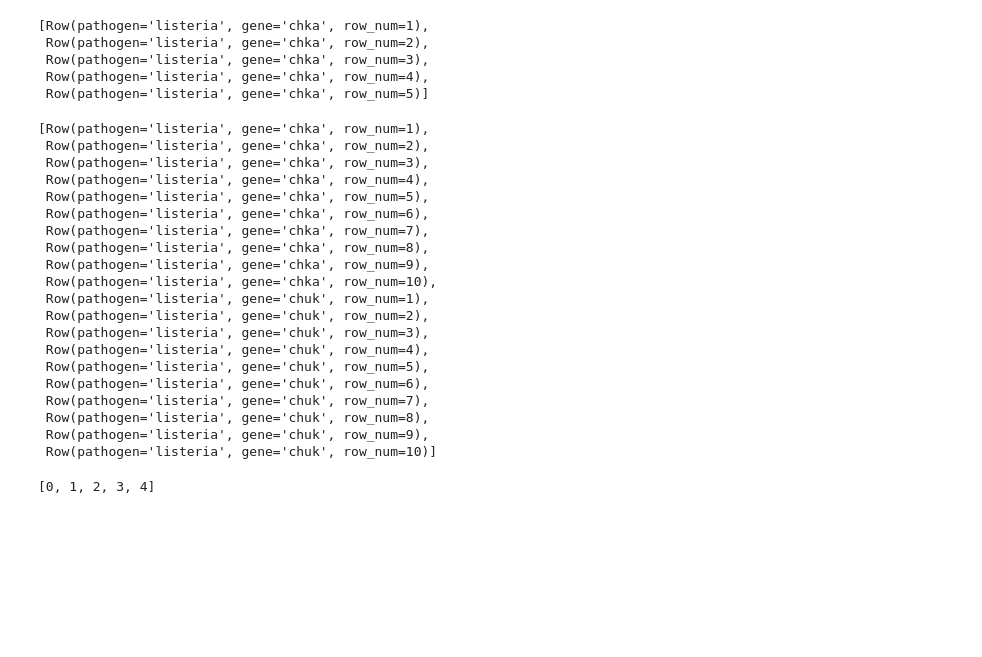
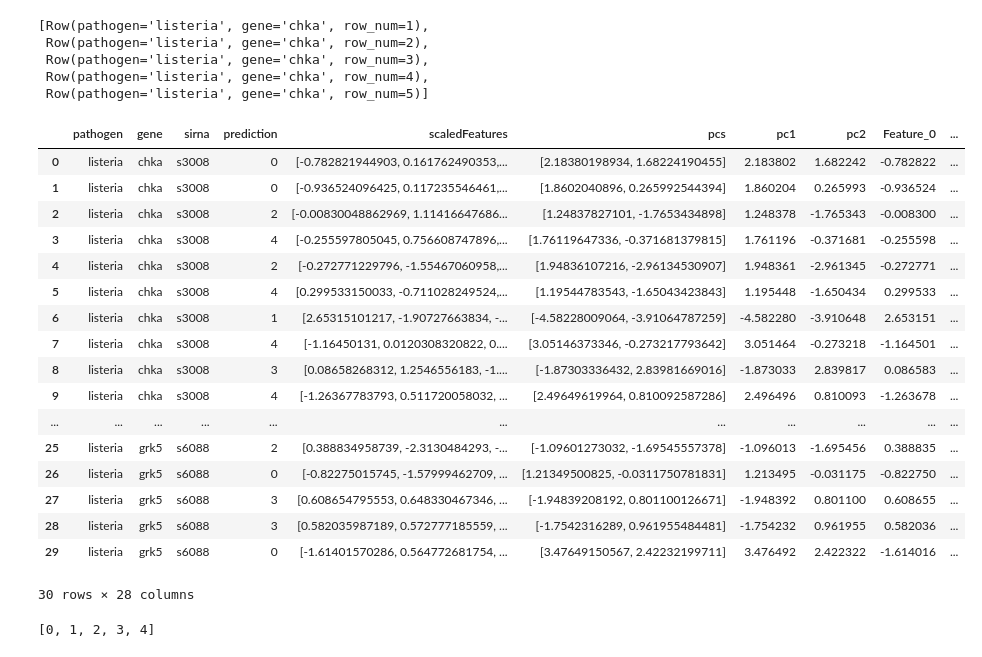
Before and after one commit to cbg-ethz/pybda, a Jupyter notebook: 2-analysis/2-pca_spark.ipynb, the cells around one changed output. Cells and saved outputs as stored; diff of their text form; code cells hidden in the pictures; blank space fills up the shorter version.

```diff
--- a/2-analysis/2-pca_spark.ipynb
+++ b/2-analysis/2-pca_spark.ipynb
@@ -65,31 +62,37 @@ data.select(["pathogen", "gene", "row_num"]).take(5)
  Row(pathogen='listeria', gene='chka', row_num=4),
  Row(pathogen='listeria', gene='chka', row_num=5)]
 # %%
-data.select(["pathogen", "gene", "row_num"]).filter("row_num <= 10").take(20)
+data = data.filter("row_num <= 10")
-# %% [output]
-[Row(pathogen='listeria', gene='chka', row_num=1),
- Row(pathogen='listeria', gene='chka', row_num=2),
- Row(pathogen='listeria', gene='chka', row_num=3),
- Row(pathogen='listeria', gene='chka', row_num=4),
- Row(pathogen='listeria', gene='chka', row_num=5),
- Row(pathogen='listeria', gene='chka', row_num=6),
- Row(pathogen='listeria', gene='chka', row_num=7),
- Row(pathogen='listeria', gene='chka', row_num=8),
- Row(pathogen='listeria', gene='chka', row_num=9),
- Row(pathogen='listeria', gene='chka', row_num=10),
- Row(pathogen='listeria', gene='chuk', row_num=1),
- Row(pathogen='listeria', gene='chuk', row_num=2),
- Row(pathogen='listeria', gene='chuk', row_num=3),
- Row(pathogen='listeria', gene='chuk', row_num=4),
- Row(pathogen='listeria', gene='chuk', row_num=5),
- Row(pathogen='listeria', gene='chuk', row_num=6),
- Row(pathogen='listeria', gene='chuk', row_num=7),
- Row(pathogen='listeria', gene='chuk', row_num=8),
- Row(pathogen='listeria', gene='chuk', row_num=9),
- Row(pathogen='listeria', gene='chuk', row_num=10)]
+# %%
+datap = data.select(
+      ["pathogen", "gene", "sirna", "prediction", "pcs", "scaledFeatures"]).toPandas()
+# %%
+new_col_names = ["Feature_{}".format(x) for x in range(len(datap.loc[0, "scaledFeatures"]))]
 # %%
-data_p = data.select(["pathogen", "gene", "sirna", "prediction", "pcs"]).toPandas()
+data_p = data.select(["pathogen", "gene", "sirna", "prediction", "scaledFeatures", "pcs"]).toPandas()
 data_p[['pc1','pc2']] = pandas.DataFrame(data_p.pcs.values.tolist())
+data_p[ new_col_names ] = pandas.DataFrame(data_p.scaledFeatures.values.tolist())
+# %%
+data_p
+# %% [output]
+|  | pathogen | gene | sirna | prediction | scaledFeatures | pcs | pc1 | pc2 | Feature_0 | ... |
+| 0 | listeria | chka | s3008 | 0 | [-0.782821944903, 0.161762490353,... | [2.18380198934, 1.68224190455] | 2.183802 | 1.682242 | -0.782822 | ... |
+| 1 | listeria | chka | s3008 | 0 | [-0.936524096425, 0.117235546461,... | [1.8602040896, 0.265992544394] | 1.860204 | 0.265993 | -0.936524 | ... |
+| 2 | listeria | chka | s3008 | 2 | [-0.00830048862969, 1.11416647686... | [1.24837827101, -1.7653434898] | 1.248378 | -1.765343 | -0.008300 | ... |
+| 3 | listeria | chka | s3008 | 4 | [-0.255597805045, 0.756608747896,... | [1.76119647336, -0.371681379815] | 1.761196 | -0.371681 | -0.255598 | ... |
+| 4 | listeria | chka | s3008 | 2 | [-0.272771229796, -1.55467060958,... | [1.94836107216, -2.96134530907] | 1.948361 | -2.961345 | -0.272771 | ... |
+| 5 | listeria | chka | s3008 | 4 | [0.299533150033, -0.711028249524,... | [1.19544783543, -1.65043423843] | 1.195448 | -1.650434 | 0.299533 | ... |
+| 6 | listeria | chka | s3008 | 1 | [2.65315101217, -1.90727663834, -... | [-4.58228009064, -3.91064787259] | -4.582280 | -3.910648 | 2.653151 | ... |
+| 7 | listeria | chka | s3008 | 4 | [-1.16450131, 0.0120308320822, 0.... | [3.05146373346, -0.273217793642] | 3.051464 | -0.273218 | -1.164501 | ... |
+| 8 | listeria | chka | s3008 | 3 | [0.08658268312, 1.2546556183, -1.... | [-1.87303336432, 2.83981669016] | -1.873033 | 2.839817 | 0.086583 | ... |
+| 9 | listeria | chka | s3008 | 4 | [-1.26367783793, 0.511720058032, ... | [2.49649619964, 0.810092587286] | 2.496496 | 0.810093 | -1.263678 | ... |
+| ... | ... | ... | ... | ... | ... | ... | ... | ... | ... | ... |
+| 25 | listeria | grk5 | s6088 | 2 | [0.388834958739, -2.3130484293, -... | [-1.09601273032, -1.69545557378] | -1.096013 | -1.695456 | 0.388835 | ... |
+| 26 | listeria | grk5 | s6088 | 0 | [-0.82275015745, -1.57999462709, ... | [1.21349500825, -0.0311750781831] | 1.213495 | -0.031175 | -0.822750 | ... |
+| 27 | listeria | grk5 | s6088 | 3 | [0.608654795553, 0.648330467346, ... | [-1.94839208192, 0.801100126671] | -1.948392 | 0.801100 | 0.608655 | ... |
+| 28 | listeria | grk5 | s6088 | 3 | [0.582035987189, 0.572777185559, ... | [-1.7542316289, 0.961955484481] | -1.754232 | 0.961955 | 0.582036 | ... |
+| 29 | listeria | grk5 | s6088 | 0 | [-1.61401570286, 0.564772681754, ... | [3.47649150567, 2.42232199711] | 3.476492 | 2.422322 | -1.614016 | ... |
+30 rows × 28 columns
 # %%
 uniq_genes = list(set(data_p["gene"]))
 uniq_pathogen = list(set(data_p["pathogen"]))
```
Also changed, not shown: parts of 1 cell of this notebook, 3 other files.
